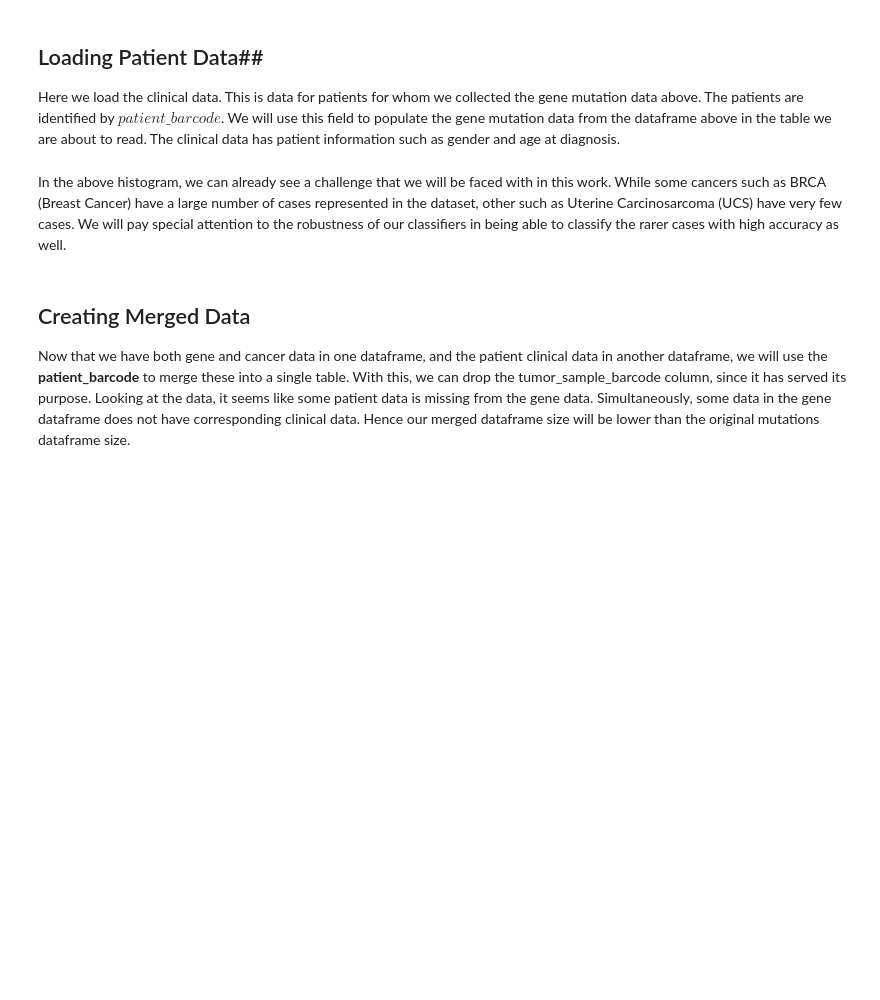
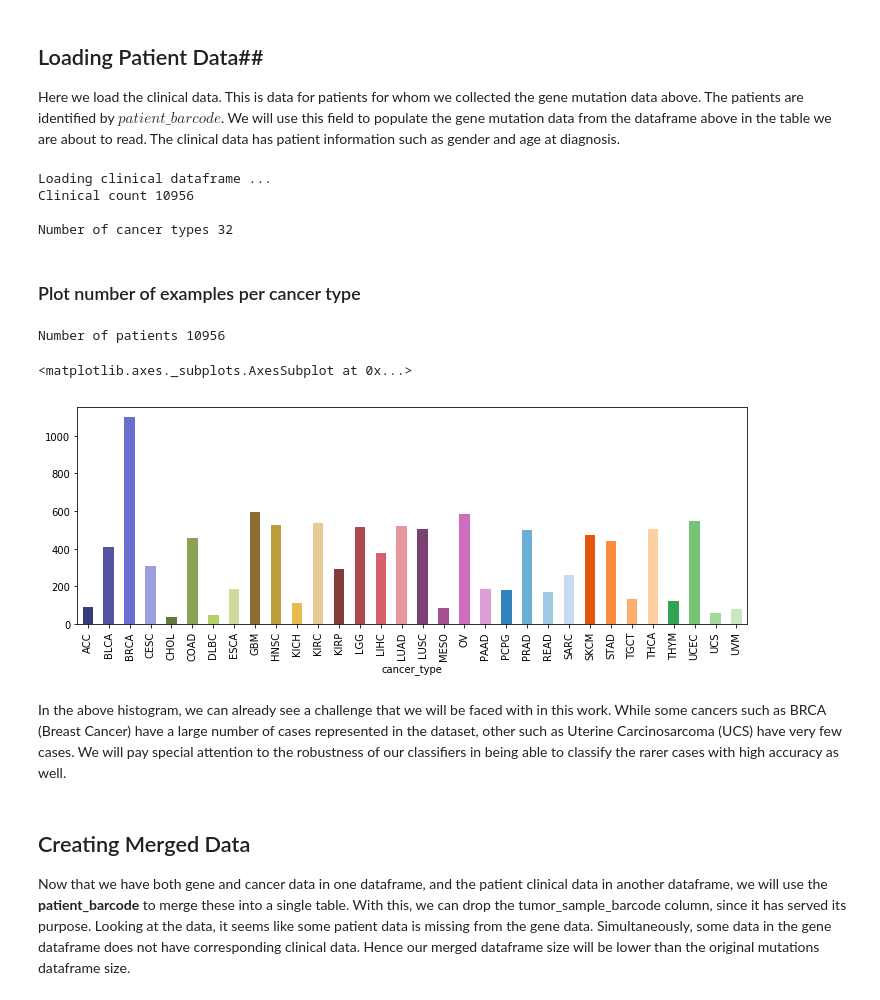
Before and after one commit to tonydisera/w207_6_sum19_g5_final_project, a Jupyter notebook: final_notebooks/01_data_collection.ipynb, the cells around one changed output. Saved outputs shown, nothing was run; the diff lists cells and outputs as text; code cells hidden in the pictures; blank space fills up the shorter version.

```diff
--- a/final_notebooks/01_data_collection.ipynb
+++ b/final_notebooks/01_data_collection.ipynb
@@ -244,11 +236,22 @@ print('Clinical count', clinical.patient_barcode.count())
 # Get cancer types
 cancer_types = clinical['cancer_type'].unique()
 print("\nNumber of cancer types", len(cancer_types))
-
-# Get number of cases per cancer type
-group_by_patient = clinical.groupby(['cancer_type'])['patient_barcode'].nunique()
-print("Number of patients", group_by_patient.sum())
-group_by_patient.plot.bar(figsize=(12,4))
+# %% [output]
+Loading clinical dataframe ...
+Clinical count 10956
+
+Number of cancer types 32
+# %% [markdown]
+### Plot number of examples per cancer type
+# %%
+# Get number of cases per cancer type
+group_by_patient = clinical.groupby(['cancer_type'])['patient_barcode'].nunique()
+print("Number of patients", group_by_patient.sum())
+group_by_patient.plot.bar(figsize=(12,4), colors=label_colors)
+# %% [output]
+Number of patients 10956
+<matplotlib.axes._subplots.AxesSubplot at 0x...>
+[figure, added]
 # %% [markdown]
 In the above histogram, we can already see a challenge that we will be faced with in this work. While some cancers such as BRCA (Breast Cancer) have a large number of cases represented in the dataset, other such as Uterine Carcinosarcoma (UCS) have very few cases. We will pay special attention to the robustness of our classifiers in being able to classify the rarer cases with high accuracy as well.
 # %% [markdown]
```
Also changed, not shown: parts of 18 cells of this notebook.
